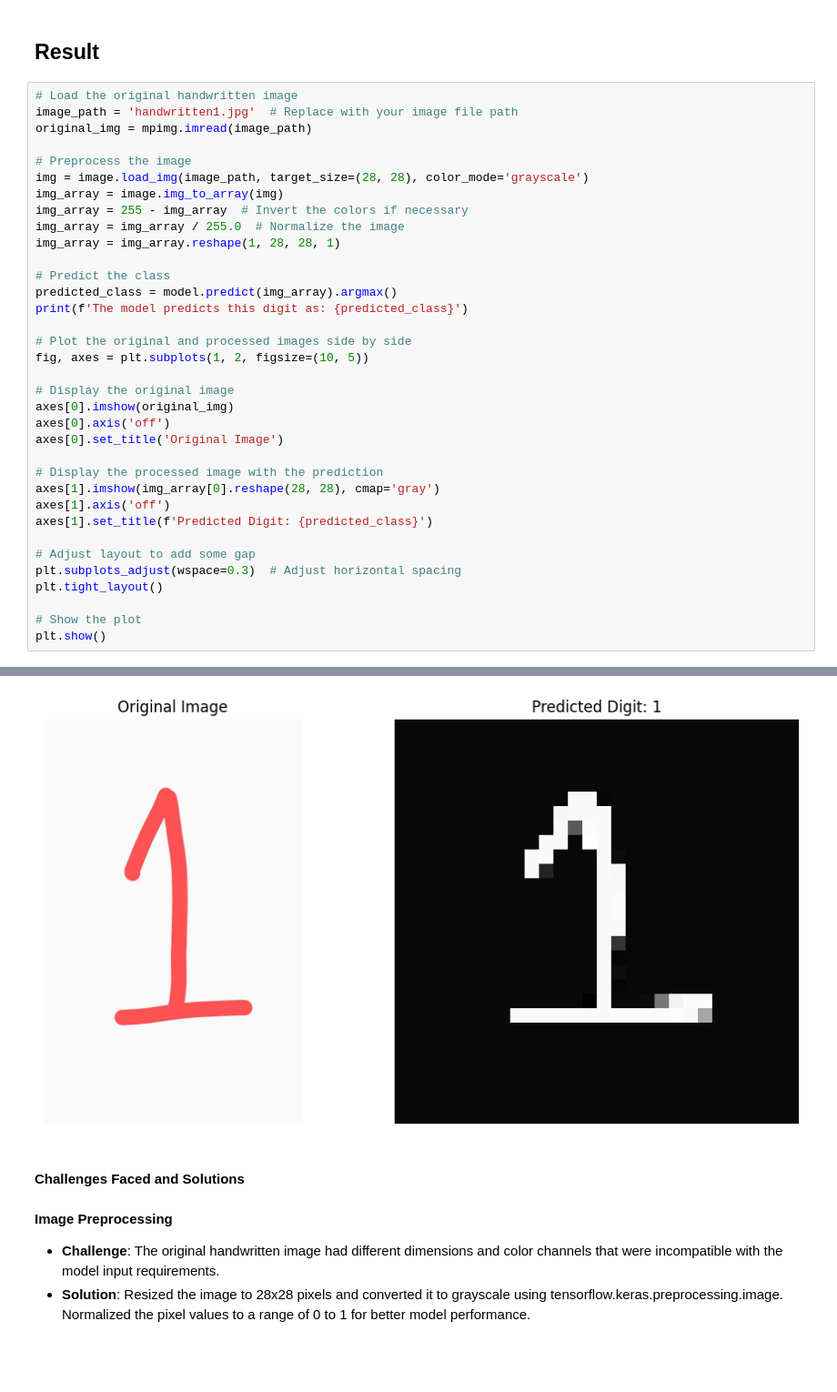
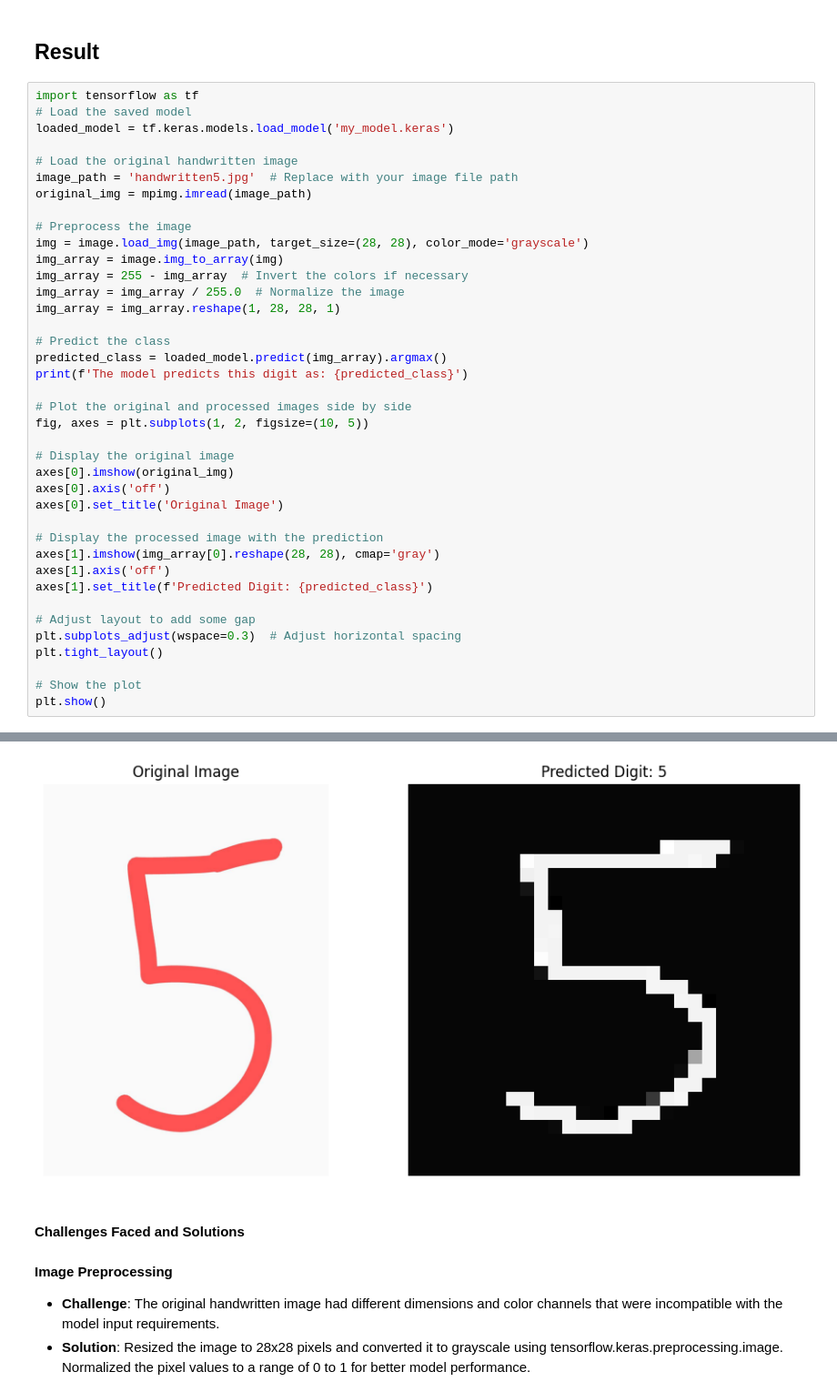
Before and after one commit to CoderRakeshSharma/Hand-Written-Digit-Classification, a Jupyter notebook: Handwritten_Digit_Classification_Code.ipynb, the cells around one changed output, grey strips where cells are left out. Shown at 91% size. Saved outputs shown, nothing was run; the diff lists cells and outputs as text; blank space fills up the shorter version.

```diff
--- a/Handwritten_Digit_Classification_Code.ipynb
+++ b/Handwritten_Digit_Classification_Code.ipynb
@@ -199,8 +207,12 @@ Test accuracy: 0.9833999872207642
 # %% [markdown]
 ## Result
 # %%
+import tensorflow as tf
+# Load the saved model
+loaded_model = tf.keras.models.load_model('my_model.keras')
+
 # Load the original handwritten image
-image_path = 'handwritten1.jpg'  # Replace with your image file path
+image_path = 'handwritten5.jpg'  # Replace with your image file path
 original_img = mpimg.imread(image_path)
 
 # Preprocess the image
@@ -211,7 +223,7 @@ img_array = img_array / 255.0  # Normalize the image
 img_array = img_array.reshape(1, 28, 28, 1)
 
 # Predict the class
-predicted_class = model.predict(img_array).argmax()
+predicted_class = loaded_model.predict(img_array).argmax()
 print(f'The model predicts this digit as: {predicted_class}')
 
 # Plot the original and processed images side by side
@@ -239,4 +251,4 @@ The model predicts this digit as: 1
-[figure, old version]
+[figure, new version]
 # %% [markdown]
 #### Challenges Faced and Solutions
 
```
Also changed, not shown: parts of 5 cells of this notebook, 1 other file.
